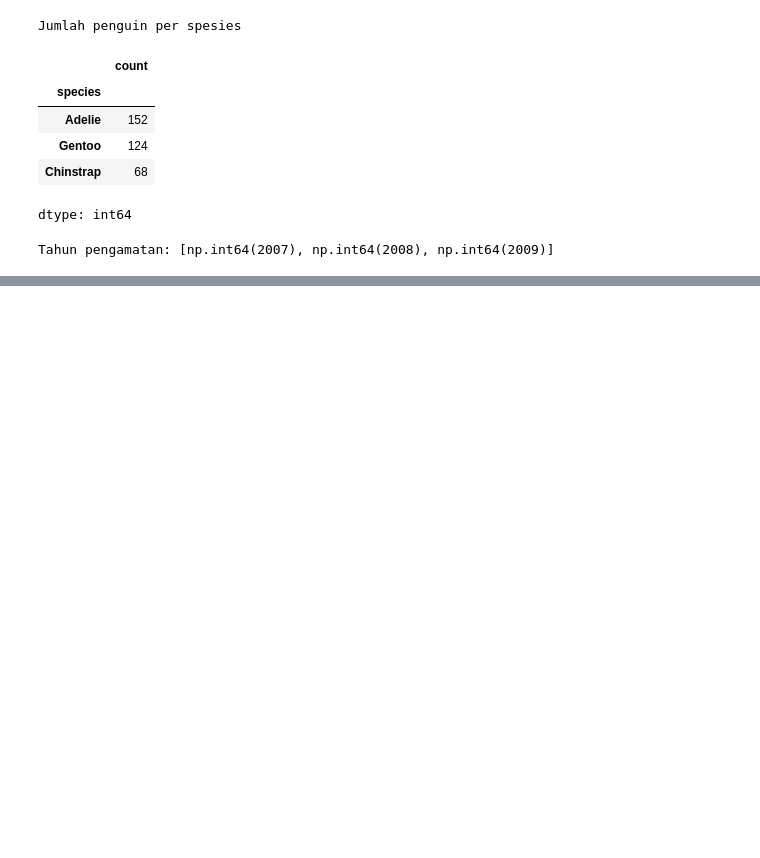
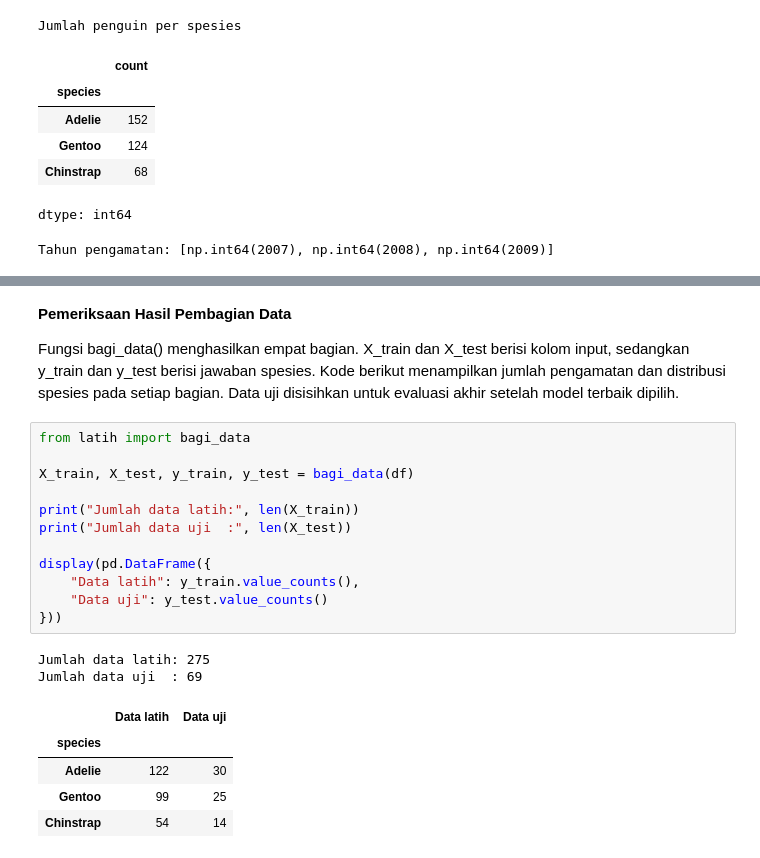
Before and after one commit to MochCahyahadiF05/UTS_AI_Kasus3, a Jupyter notebook: kasus03_penguins.ipynb, the cells around one changed output, grey strips where cells are left out. Cells and saved outputs as stored; diff of their text form; blank space fills up the shorter version.

```diff
--- a/kasus03_penguins.ipynb
+++ b/kasus03_penguins.ipynb
@@ -128,0 +243,24 @@ Tahun pengamatan: [np.int64(2007), np.int64(2008), np.int64(2009)]
+# %% [markdown]
+**Pemeriksaan Hasil Pembagian Data**
+
+Fungsi bagi_data() menghasilkan empat bagian. X_train dan X_test berisi kolom input, sedangkan y_train dan y_test berisi jawaban spesies. Kode berikut menampilkan jumlah pengamatan dan distribusi spesies pada setiap bagian. Data uji disisihkan untuk evaluasi akhir setelah model terbaik dipilih.
+# %%
+from latih import bagi_data
+
+X_train, X_test, y_train, y_test = bagi_data(df)
+
+print("Jumlah data latih:", len(X_train))
+print("Jumlah data uji  :", len(X_test))
+
+display(pd.DataFrame({
+    "Data latih": y_train.value_counts(),
+    "Data uji": y_test.value_counts()
+}))
+# %% [output]
+Jumlah data latih: 275
+Jumlah data uji  : 69
+|  | Data latih | Data uji |
+| species |  |  |
+| Adelie | 122 | 30 |
+| Gentoo | 99 | 25 |
+| Chinstrap | 54 | 14 |
```
Also changed, not shown: parts of 6 cells of this notebook.
